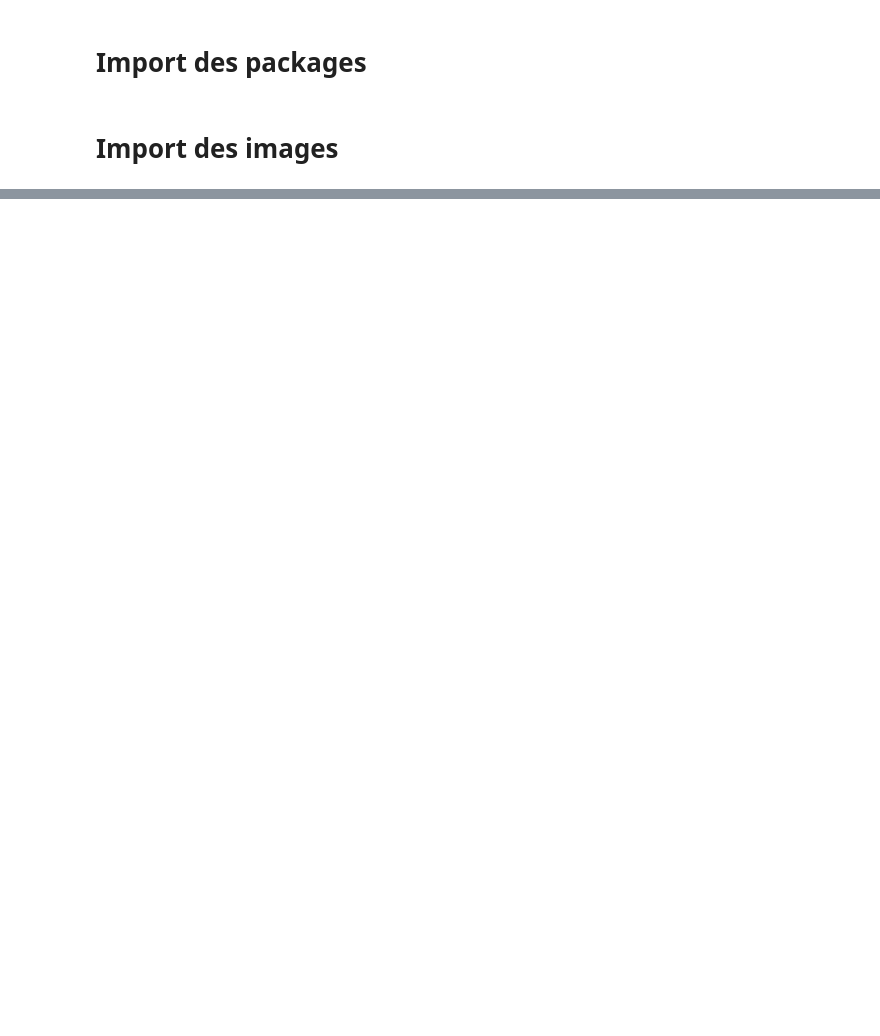
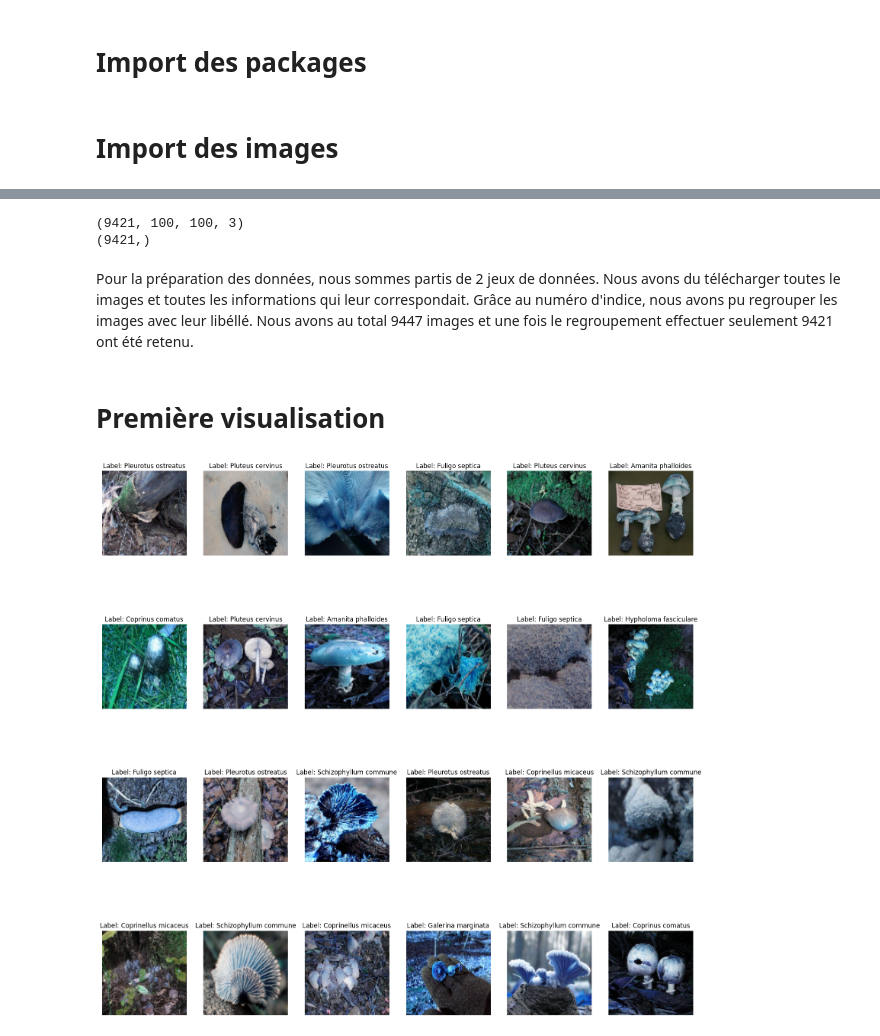
Before and after one commit to PaulDelamarre/TP_CHAMPI, a Jupyter notebook: Champignon_Deep.ipynb, the cells around one changed output, grey strips where cells are left out. Drawn from its saved outputs; the diff is of its cells as text; code cells hidden in the pictures; blank space fills up the shorter version.

```diff
--- a/Champignon_Deep.ipynb
+++ b/Champignon_Deep.ipynb
@@ -47,0 +62,4 @@ df
+# %%
+display(df.head())
+X = df['img'].to_numpy()
+Y = df['label'].to_numpy()
@@ -47,0 +73,37 @@ df
+# %%
+X = np.stack(X)
+print(X.shape)
+print(Y.shape)
+# %% [output]
+(9421, 100, 100, 3)
+(9421,)
+# %% [markdown]
+Pour la préparation des données, nous sommes partis de 2 jeux de données. Nous avons du télécharger toutes le images et toutes les informations qui leur correspondait.
+Grâce au numéro d'indice, nous avons pu regrouper les images avec leur libéllé.
+Nous avons au total 9447 images et une fois le regroupement effectuer seulement 9421 ont été retenu.
+# %% [markdown]
+# Première visualisation
+# %%
+nb_col = 6
+nb_lig = 4
+j = 1
+
+plt.figure(figsize=(20,20))
+
+for i in np.random.choice(np.arange(0, len(Y)), size = nb_lig*nb_col):
+    # On sélectionne une Image (corrspondant au nombre aléatorie choisi)
+    sample0 = np.array(X[i])
+    # Subplot nous permet de selectionner une des sous-figures parmi une grille. Dans notre cas la grille
+    # a 2 lignes et 3 colonnes.
+    plt.subplot(nb_lig, nb_col, j)
+    j = j + 1
+
+    # Suppresion des axes
+    plt.axis('off')
+
+    plt.imshow(sample0)
+
+    # Modification du titre de la figure
+    plt.title('Label: ' + str(Y[i]))
+# %% [output]
+[figure, added]
```
Also changed, not shown: parts of 31 cells of this notebook, 3 other files.
